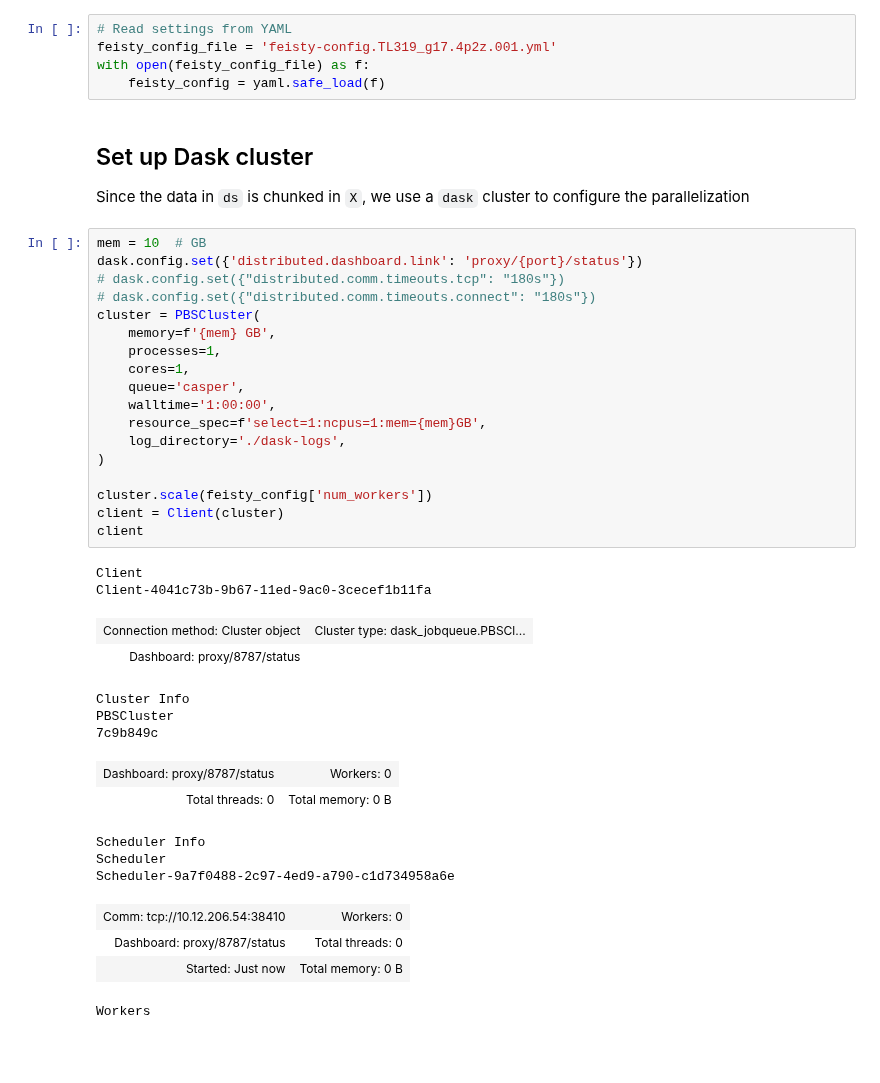
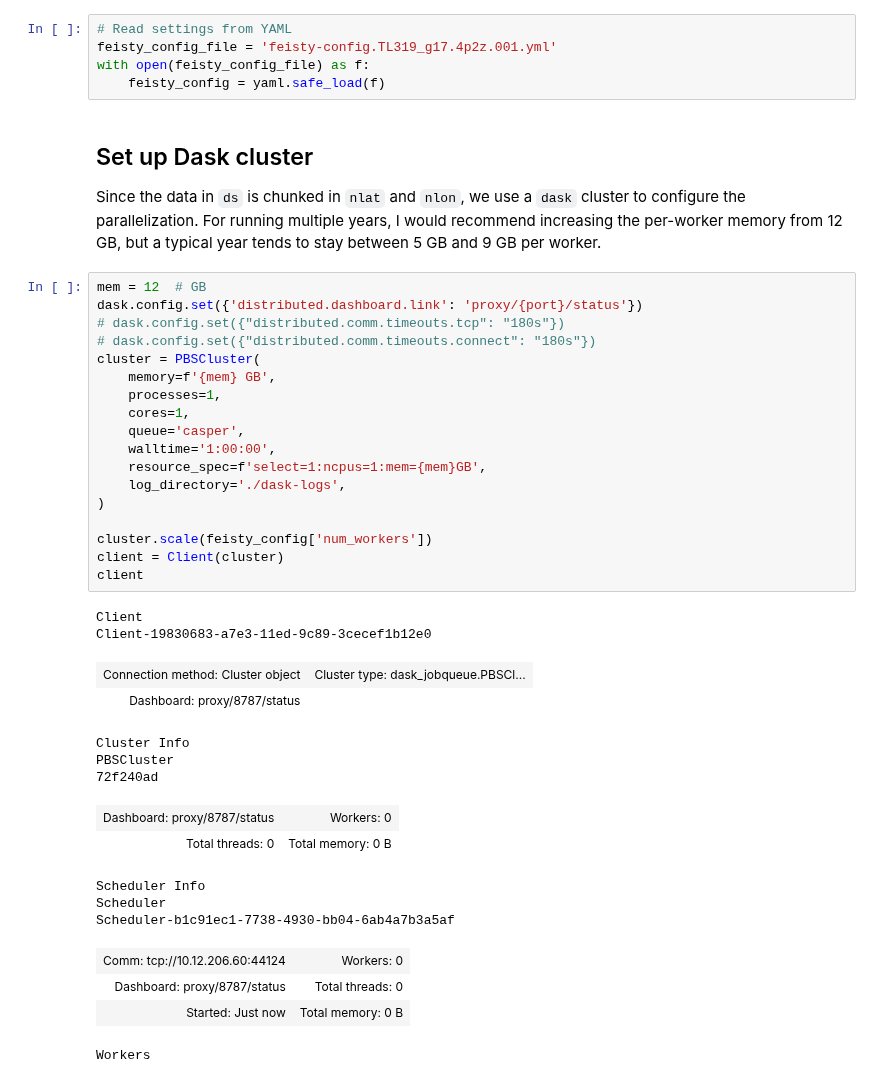
Before and after one commit to marbl-ecosys/feisty, a Jupyter notebook: examples/Forced From Timeseries (companion).ipynb, the cells around one changed output. Saved outputs shown, nothing was run; the diff lists cells and outputs as text; blank space fills up the shorter version.

```diff
--- a/examples/Forced From Timeseries (companion).ipynb
+++ b/examples/Forced From Timeseries (companion).ipynb
@@ -39,39 +38,41 @@ with open(feisty_config_file) as f:
 # %% [markdown]
 ## Set up Dask cluster
 
-Since the data in `ds` is chunked in `X`, we use a `dask` cluster to configure the parallelization
+Since the data in `ds` is chunked in `nlat` and `nlon`, we use a `dask` cluster to configure the parallelization.
+For running multiple years, I would recommend increasing the per-worker memory from 12 GB,
+but a typical year tends to stay between 5 GB and 9 GB per worker.
 # %%
-mem = 10  # GB
+mem = 12  # GB
 dask.config.set({'distributed.dashboard.link': 'proxy/{port}/status'})
 # dask.config.set({"distributed.comm.timeouts.tcp": "180s"})
 # dask.config.set({"distributed.comm.timeouts.connect": "180s"})
 cluster = PBSCluster(
     memory=f'{mem} GB',
     processes=1,
     cores=1,
     queue='casper',
     walltime='1:00:00',
     resource_spec=f'select=1:ncpus=1:mem={mem}GB',
     log_directory='./dask-logs',
 )
 
 cluster.scale(feisty_config['num_workers'])
 client = Client(cluster)
 client
 # %% [output]
 Client
-Client-4041c73b-9b67-11ed-9ac0-3cecef1b11fa
+Client-19830683-a7e3-11ed-9c89-3cecef1b12e0
 | Connection method: Cluster object | Cluster type: dask_jobqueue.PBSCl... |
 | Dashboard: proxy/8787/status |  |
 Cluster Info
 PBSCluster
-7c9b849c
+72f240ad
 | Dashboard: proxy/8787/status | Workers: 0 |
 | Total threads: 0 | Total memory: 0 B |
 Scheduler Info
 Scheduler
-Scheduler-9a7f0488-2c97-4ed9-a790-c1d734958a6e
+Scheduler-b1c91ec1-7738-4930-bb04-6ab4a7b3a5af
-| Comm: tcp://10.12.206.54:38410 | Workers: 0 |
+| Comm: tcp://10.12.206.60:44124 | Workers: 0 |
 | Dashboard: proxy/8787/status | Total threads: 0 |
 | Started: Just now | Total memory: 0 B |
 Workers
```
Also changed, not shown: parts of 7 cells of this notebook, 1 other file.
